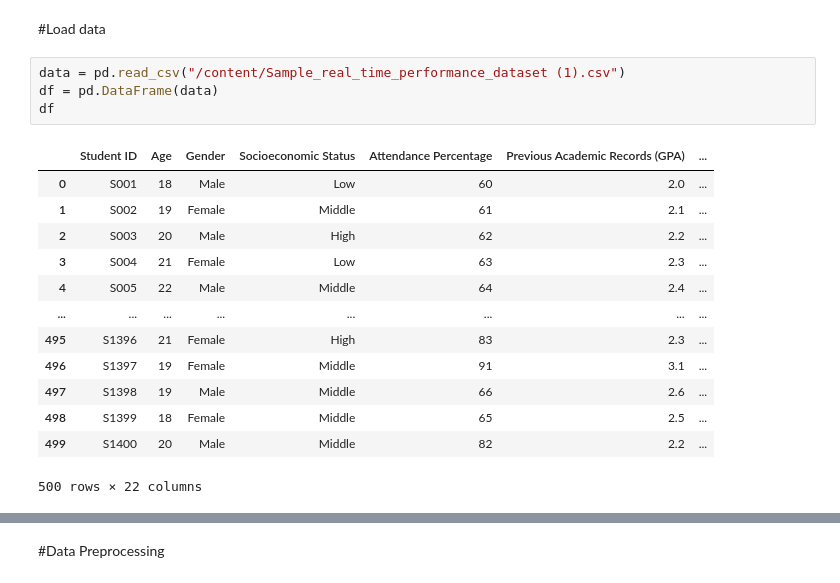
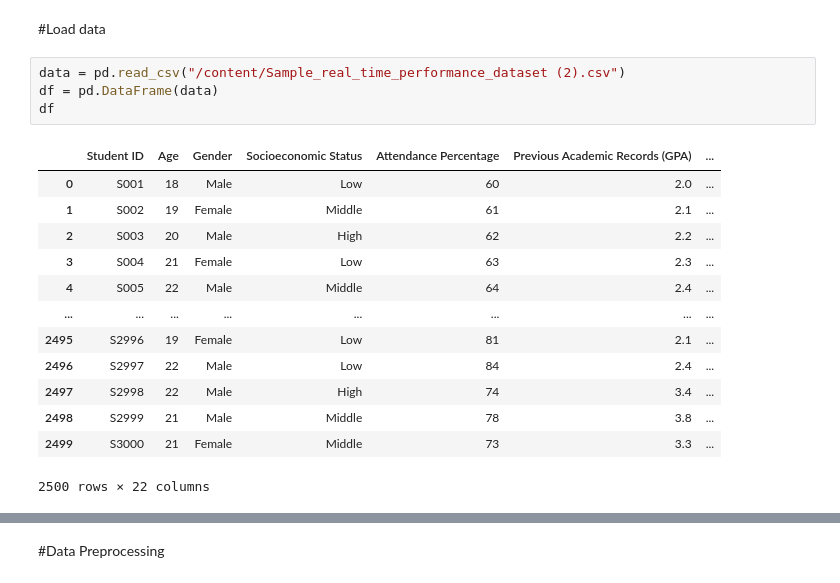
Before and after one commit to ToobaObeidy-1/DA_bootcamp_python, a Jupyter notebook: Copy_of_Student_Performance_MLmodel.ipynb, the cells around one changed output, grey strips where cells are left out. Saved outputs shown, nothing was run; the diff lists cells and outputs as text.

```diff
--- a/Copy_of_Student_Performance_MLmodel.ipynb
+++ b/Copy_of_Student_Performance_MLmodel.ipynb
@@ -27,20 +27,20 @@ from sklearn.pipeline import Pipeline
 # %% [markdown]
 #Load data
 # %%
-data = pd.read_csv("/content/Sample_real_time_performance_dataset (1).csv")
+data = pd.read_csv("/content/Sample_real_time_performance_dataset (2).csv")
 df = pd.DataFrame(data)
 df
 # %% [output]
 |  | Student ID | Age | Gender | Socioeconomic Status | Attendance Percentage | Previous Academic Records (GPA) | ... |
 | 0 | S001 | 18 | Male | Low | 60 | 2.0 | ... |
 | 1 | S002 | 19 | Female | Middle | 61 | 2.1 | ... |
 | 2 | S003 | 20 | Male | High | 62 | 2.2 | ... |
 | 3 | S004 | 21 | Female | Low | 63 | 2.3 | ... |
 | 4 | S005 | 22 | Male | Middle | 64 | 2.4 | ... |
 | ... | ... | ... | ... | ... | ... | ... | ... |
-| 495 | S1396 | 21 | Female | High | 83 | 2.3 | ... |
-| 496 | S1397 | 19 | Female | Middle | 91 | 3.1 | ... |
-| 497 | S1398 | 19 | Male | Middle | 66 | 2.6 | ... |
-| 498 | S1399 | 18 | Female | Middle | 65 | 2.5 | ... |
-| 499 | S1400 | 20 | Male | Middle | 82 | 2.2 | ... |
+| 2495 | S2996 | 19 | Female | Low | 81 | 2.1 | ... |
+| 2496 | S2997 | 22 | Male | Low | 84 | 2.4 | ... |
+| 2497 | S2998 | 22 | Male | High | 74 | 3.4 | ... |
+| 2498 | S2999 | 21 | Male | Middle | 78 | 3.8 | ... |
+| 2499 | S3000 | 21 | Female | Middle | 73 | 3.3 | ... |
-500 rows × 22 columns
+2500 rows × 22 columns
```
Also changed, not shown: parts of 10 cells of this notebook.
